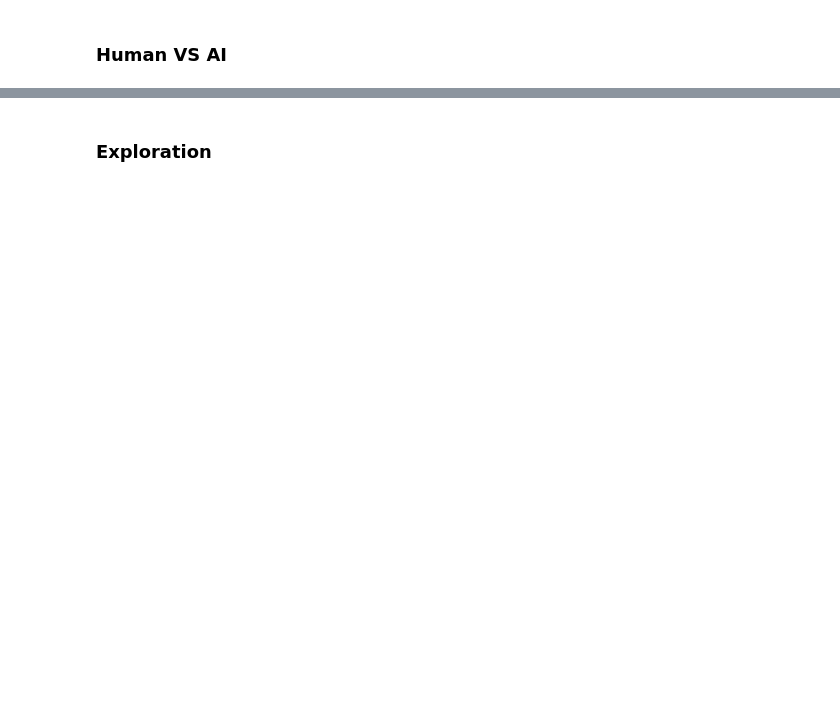
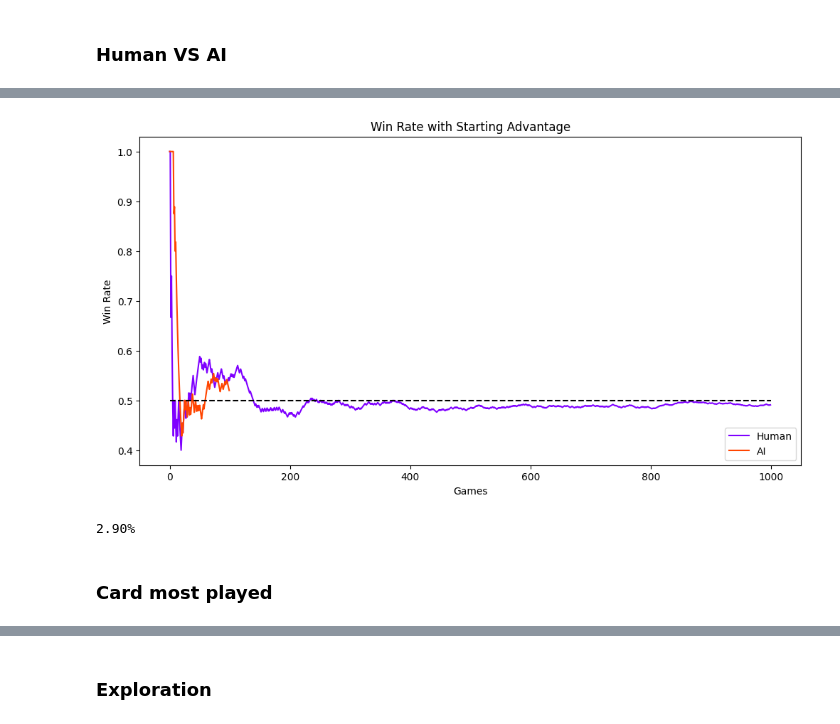
Before and after one commit to andreabazerla/dpcm-card-game, a Jupyter notebook: notebooks/analysis.ipynb, the cells around one changed output, grey strips where cells are left out. Saved outputs shown, nothing was run; the diff lists cells and outputs as text; code cells hidden in the pictures; blank space fills up the shorter version.

```diff
--- a/notebooks/analysis.ipynb
+++ b/notebooks/analysis.ipynb
@@ -62,21 +78,24 @@ print(f'{abs(not_fair_df['Rate'].iloc[-1] - fair_df['Rate'].iloc[-1])*100:.2f}%'
 # %% [markdown]
 ### Human VS AI
 # %%
-fig = plt.figure(1, figsize=(15, 7))
+def get_human_ai_graph(file_path_human, file_path_ai):
+    df_human = pd.read_csv(file_path_human)
+    df_ai = pd.read_csv(file_path_ai)
 
-fair_file = 'fair.csv'
-fair_df = pd.read_csv('../data/' + fair_file)
+    fig = plt.figure(1, figsize=(12, 6))
 
-plt.plot(results_df.index, results_df['Rate'], color = orange, label='AI')
-plt.plot(fair_df.index, fair_df['Rate'], color = purple, label='Human')
+    plt.plot(df_human.index, df_human['Rate'], color=purple, label='Human')
+    plt.plot(df_ai.index, df_ai['Rate'], color=orange, label='AI')
 
-plt.hlines(0.5, 0, len(not_fair_df), colors='black', linestyles='dashed')
+    plt.hlines(0.5, 0, len(df_human), colors='black', linestyles='dashed')
 
-plt.title('Win Rate with Starting Advantage')
+    plt.title('Win Rate with Starting Advantage')
 
-plt.legend(loc='lower right')
+    plt.legend(loc='lower right')
 
-plt.xlabel('Simulations')
-plt.ylabel('Win Rate')
+    plt.xlabel('Games')
+    plt.ylabel('Win Rate')
 
-plt.show()
+    plt.show()
+
+    print(f'{abs(df_human['Rate'].iloc[-1] - df_ai['Rate'].iloc[-1])*100:.2f}%')
@@ -86,0 +102,7 @@ print(f'{abs(results_df['Rate'].iloc[-1] - fair_df['Rate'].iloc[-1])*100:.2f}%')
+# %%
+get_human_ai_graph('../data/fair.csv', '../data/results.csv')
+# %% [output]
+[figure, added]
+2.90%
+# %% [markdown]
+### Card most played
```
Also changed, not shown: parts of 69 cells of this notebook.
